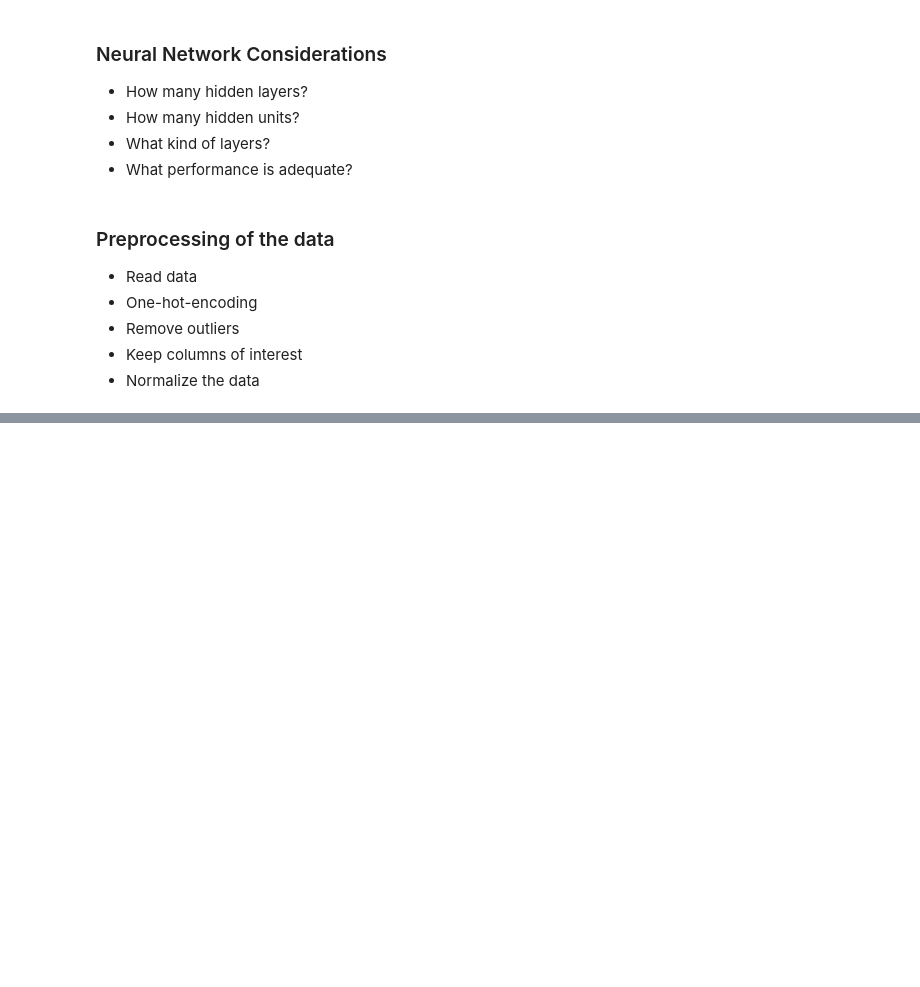
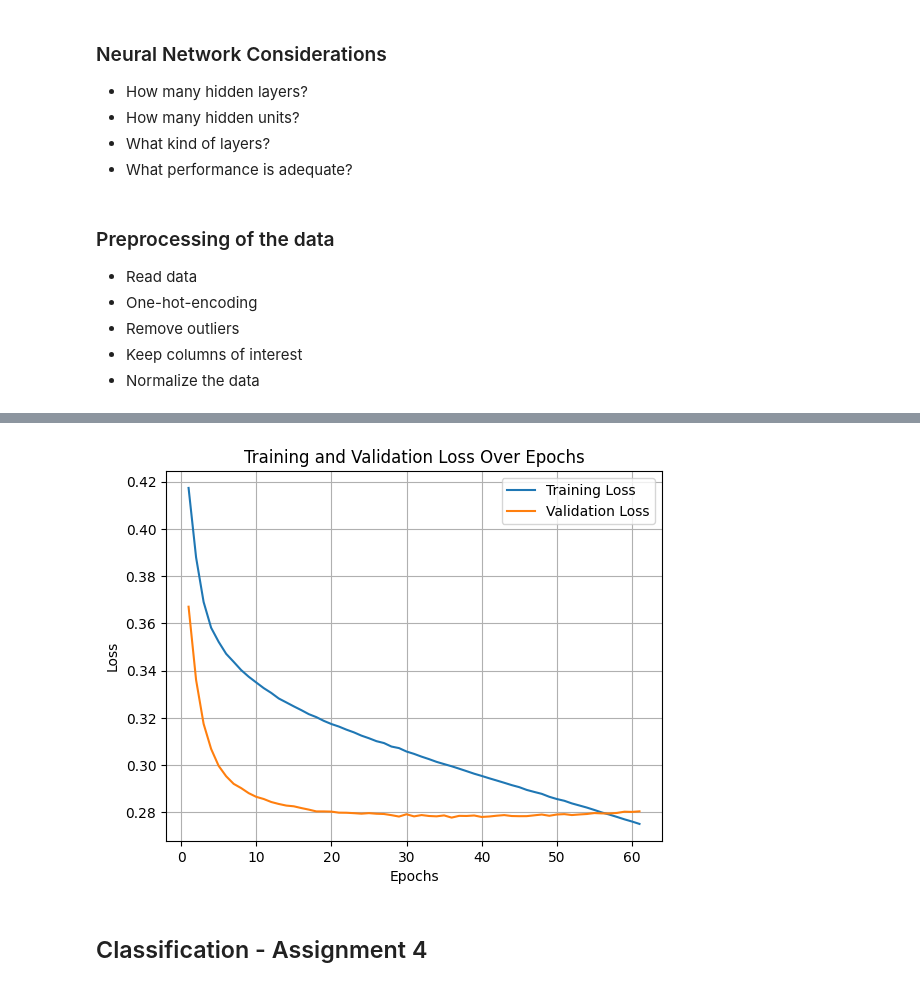
Before and after one commit to AfonsoCunha22/intro_ML_DM, a Jupyter notebook: ann.ipynb, the cells around one changed output, grey strips where cells are left out. Drawn from its saved outputs; the diff is of its cells as text; code cells hidden in the pictures; blank space fills up the shorter version.

```diff
--- a/ann.ipynb
+++ b/ann.ipynb
@@ -131,8 +106,15 @@ minimal_features = ["danceability",
+# %%
+# Test columns
+minimal_features = ["in_spotify_playlists",
+                    "in_apple_charts",
+                    "in_shazam_charts",
+                    "in_apple_playlists",
+                    "bpm"]
 # %%
 # Regression
 # Target value is `streams`
 X = torch.tensor(data_numeric[minimal_features].values, dtype=torch.float32)
-Y = torch.tensor(data_numeric["acousticness"].values, dtype=torch.float32).view(-1, 1)
+Y = torch.tensor(data_numeric["streams"].values, dtype=torch.float32).view(-1, 1)
 
 # Define batch size
 batch_size = 32
@@ -367,0 +321,18 @@ Early stopping triggered. No improvement for 25 epochs.
+# %%
+# Classification NN for "hits" task
+class SimpleClassificationNN(nn.Module):
+    def __init__(self, input_size):
+        super(SimpleClassificationNN, self).__init__()
+        self.fc1 = nn.Linear(input_size, 64)
+        self.fc2 = nn.Linear(64, 32)
+        self.fc3 = nn.Linear(32, 1)
+
+        nn.init.xavier_uniform_(self.fc1.weight)
+        nn.init.xavier_uniform_(self.fc2.weight)
+        nn.init.xavier_uniform_(self.fc3.weight)
+
+    def forward(self, x):
+        x = F.relu(self.fc1(x))
+        x = F.relu(self.fc2(x))
+        x = torch.sigmoid(self.fc3(x))
+        return x
@@ -367,0 +422,10 @@ Early stopping triggered. No improvement for 25 epochs.
+# %%
+# SimpleClassificationNN test
+input_size = bl_X_train.shape[1]
+# This is the appropriate loss for binary classification
+criterion = nn.BCELoss()
+simple_classification_model = SimpleClassificationNN(input_size)
+optimizer = torch.optim.Adam(simple_classification_model.parameters(), lr=3e-4, weight_decay=1e-6)
+
+train(simple_classification_model, criterion, optimizer, num_epochs, train_loader, valid_loader)
+# %% [output]
@@ -367,0 +449 @@ Early stopping triggered. No improvement for 25 epochs.
+[figure, added]
@@ -367,0 +500,2 @@ Early stopping triggered. No improvement for 25 epochs.
+# %% [markdown]
+## Classification - Assignment 4
```
Also changed, not shown: parts of 27 cells of this notebook.
